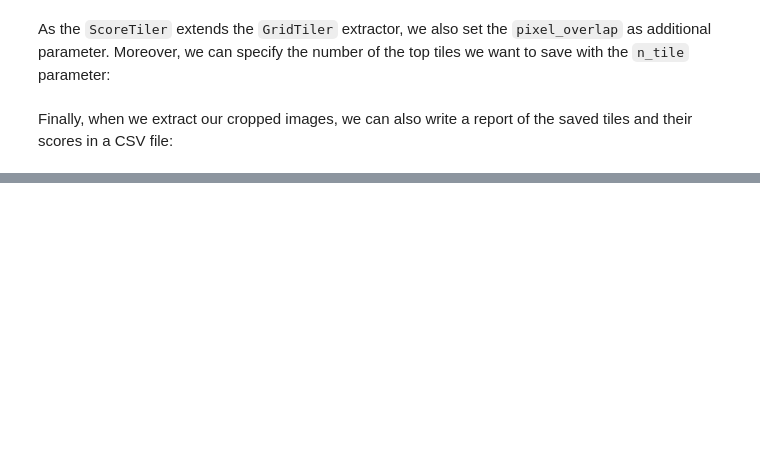
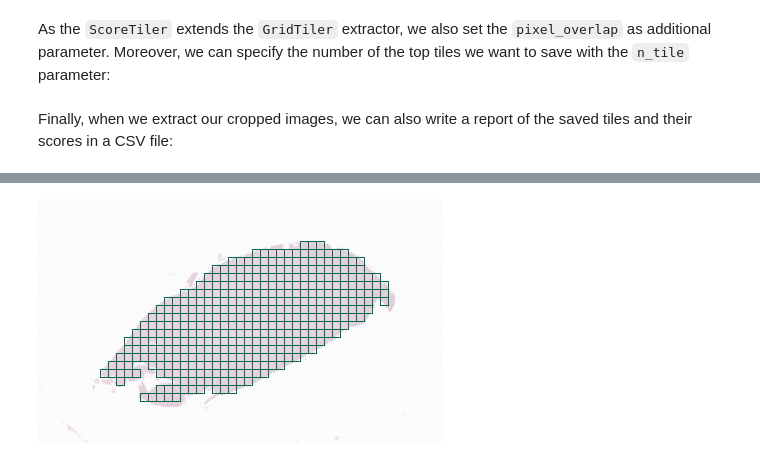
Before and after one commit to sidhomj/qpath_unet, a Jupyter notebook: tmp_resources/jupyterlab/how_to_use_histolab.ipynb, the cells around one changed output, grey strips where cells are left out. Cells and saved outputs as stored; diff of their text form; code cells hidden in the pictures; blank space fills up the shorter version.

```diff
--- a/tmp_resources/jupyterlab/how_to_use_histolab.ipynb
+++ b/tmp_resources/jupyterlab/how_to_use_histolab.ipynb
@@ -171,0 +261,5 @@ NucleiScorer()
+# %%
+# Set up path to images
+tissue = 'R1030'
+working_directory = '/Users/stevenhamel/Dropbox/My Mac (Steven’s MacBook Pro (2))/Documents/Projects/qpath_unet'
+image_path = f"images/merad_lab_images/{tissue}/{tissue}T_HE.svs"
@@ -171,0 +312,9 @@ NucleiScorer()
+# %%
+grid_tiles_extractor.locate_tiles(
+    slide=qpun_slide,
+    scale_factor=64,
+    alpha=64,
+    outline="#046C4C",
+)
+# %% [output]
+[figure, added]
```
Also changed, not shown: parts of 19 cells of this notebook, 28 other files.
